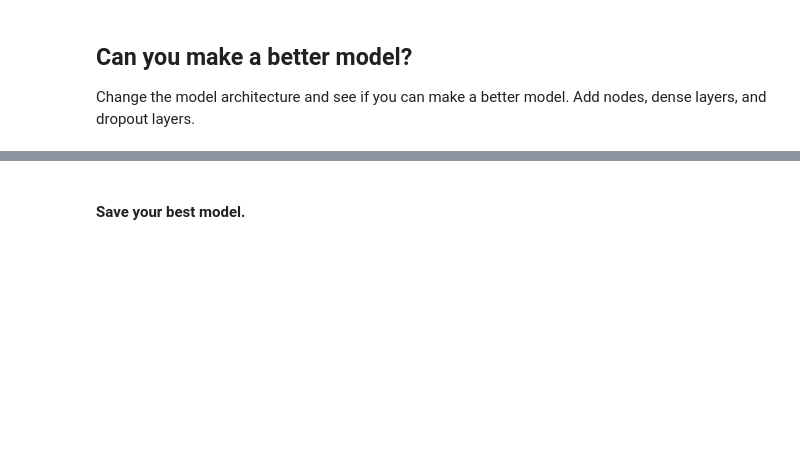
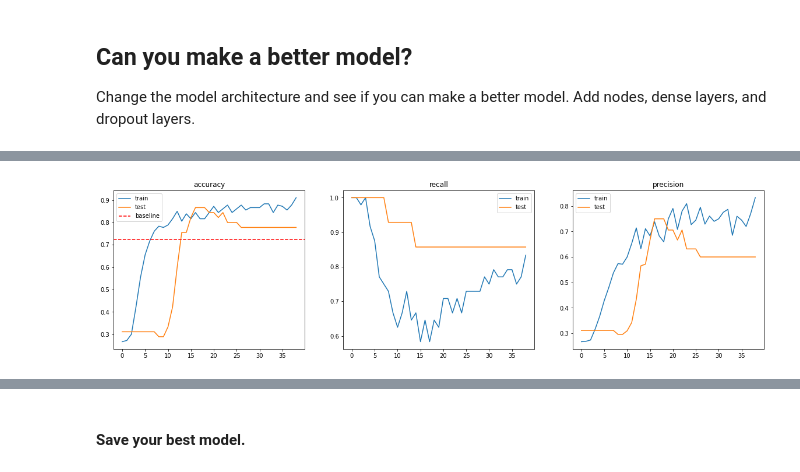
Before and after one commit to viviloaf/general-assembly, a Jupyter notebook: labs/7.01-lab-nn-classification-master/7_01_lab_nn_classification_starter.ipynb, the cells around one changed output, grey strips where cells are left out. Cells and saved outputs as stored; diff of their text form; code cells hidden in the pictures; blank space fills up the shorter version.

```diff
--- a/labs/7.01-lab-nn-classification-master/7_01_lab_nn_classification_starter.ipynb
+++ b/labs/7.01-lab-nn-classification-master/7_01_lab_nn_classification_starter.ipynb
@@ -321,0 +424,9 @@ Change the model architecture and see if you can make a better model. Add nodes,
+# %%
+model_1 = tf.keras.Sequential([
+    tf.keras.layers.Input(shape=X_train.shape[1]),
+    tf.keras.layers.BatchNormalization(),
+    tf.keras.layers.Dense(15, activation='relu'),
+    tf.keras.layers.Dense(10, activation='relu'),
+    tf.keras.layers.Dense(5, activation='relu'),
+    tf.keras.layers.Dense(1, activation='sigmoid')
+])
@@ -321,0 +454,33 @@ Change the model architecture and see if you can make a better model. Add nodes,
+# %%
+model_1.compile(
+    optimizer='adam',
+    loss=tf.keras.losses.BinaryCrossentropy(),
+    metrics=['accuracy', 'Recall', 'Precision'],
+    )
+# %%
+history_1 = model_1.fit(X_train, y_train,
+                    validation_split=0.2,
+                    batch_size = 16,
+                    epochs=50,
+                    callbacks=[callback],
+                    verbose=0)
+# %%
+plt.figure(figsize=(20,5))
+plt.subplot(1,3,1)
+plt.plot(history_1.history['accuracy'], label='train')
+plt.plot(history_1.history['val_accuracy'], label='test')
+plt.axhline(.723, color='red', label='baseline', linestyle='--')
+plt.title('accuracy')
+plt.legend();
+plt.subplot(1,3,2)
+plt.plot(history_1.history['recall'], label='train')
+plt.plot(history_1.history['val_recall'], label='test')
+plt.title('recall')
+plt.legend();
+plt.subplot(1,3,3)
+plt.plot(history_1.history['precision'], label='train')
+plt.plot(history_1.history['val_precision'], label='test')
+plt.title('precision')
+plt.legend();
+# %% [output]
+[figure, added]
```
Also changed, not shown: parts of 70 cells of this notebook.
